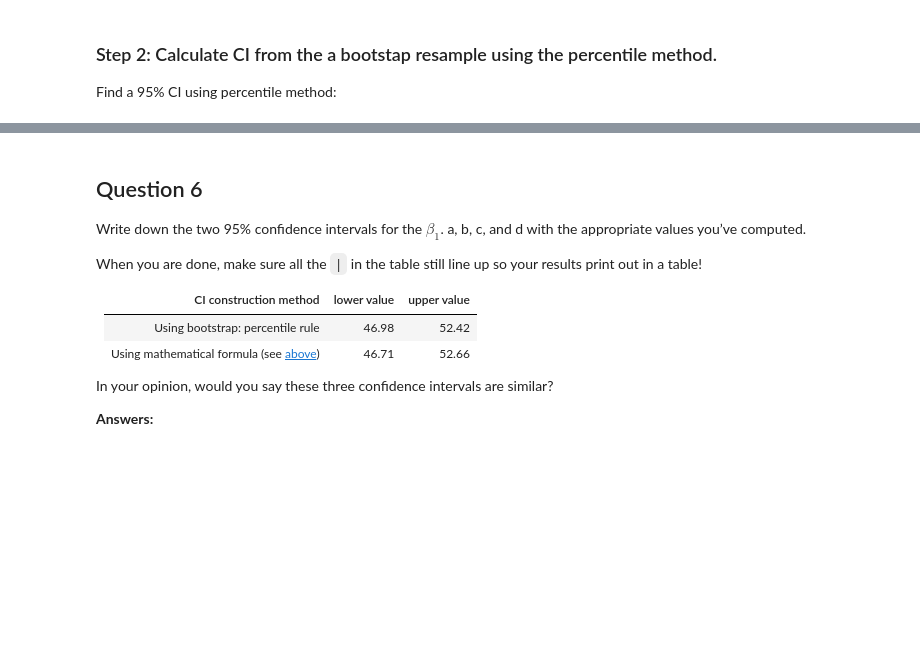
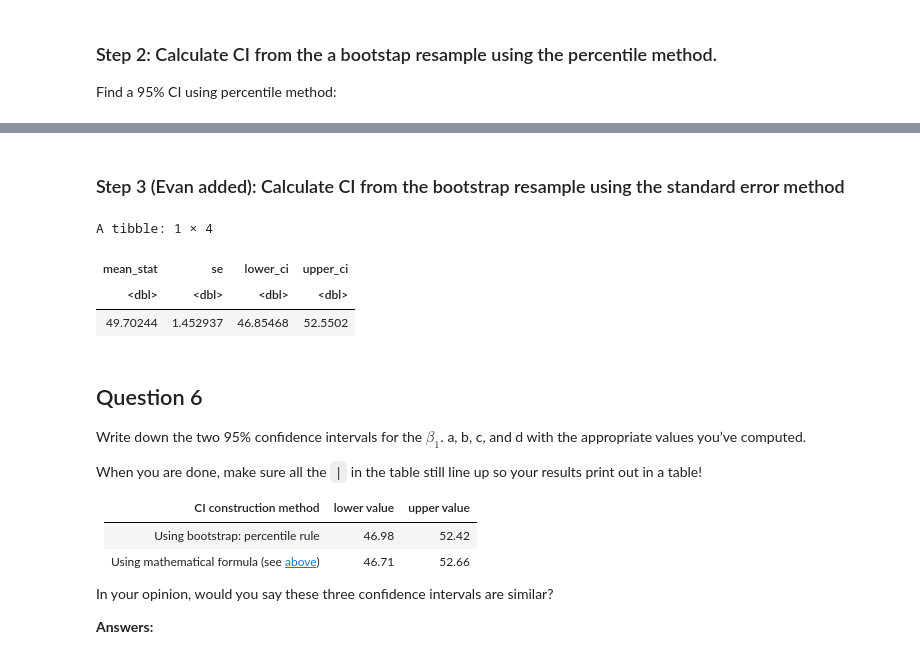
Before and after one commit to evandevine1/a09, a Jupyter notebook: assignment10.ipynb, the cells around one changed output, grey strips where cells are left out. Drawn from its saved outputs; the diff is of its cells as text; code cells hidden in the pictures; blank space fills up the shorter version.

```diff
--- a/assignment10.ipynb
+++ b/assignment10.ipynb
@@ -266,3 +266,15 @@ A tibble: 1 × 2
+# %% [markdown]
+### Step 3 (Evan added): Calculate CI from the bootstrap resample using the standard error method
+# %%
+bootstrap_distn_slope |>
+    summarize(mean_stat = mean(stat), se = sd(stat)) |>
+    mutate(lower_ci = mean_stat - (1.96 * se),
+           upper_ci = mean_stat + (1.96 * se))
+# %% [output]
+A tibble: 1 × 4
+| mean_stat | se | lower_ci | upper_ci |
+| <dbl> | <dbl> | <dbl> | <dbl> |
+| 49.70244 | 1.452937 | 46.85468 | 52.5502 |
 # %% [markdown]
 ## Question 6
 
```
Also changed, not shown: parts of 5 cells of this notebook.
